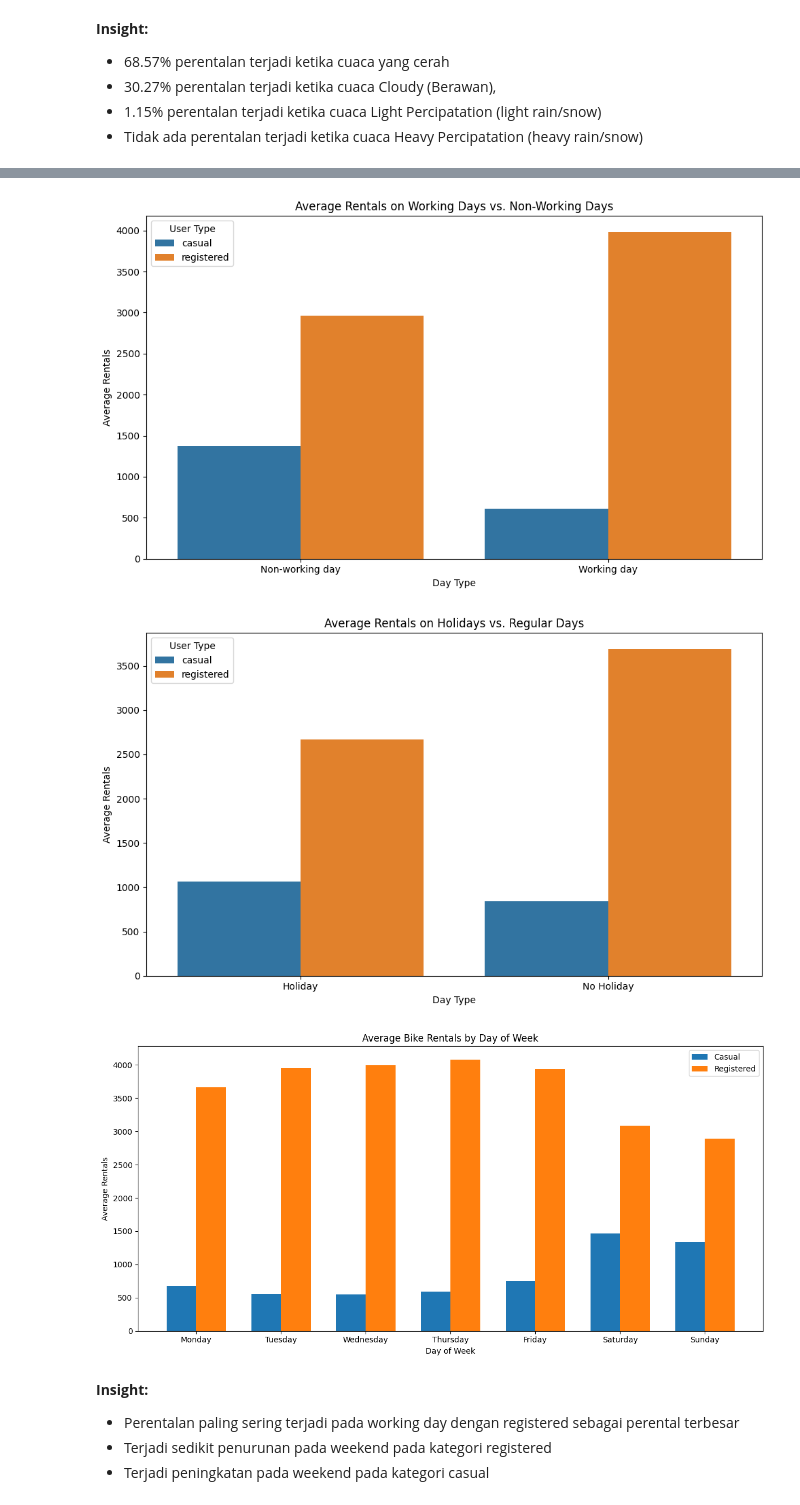
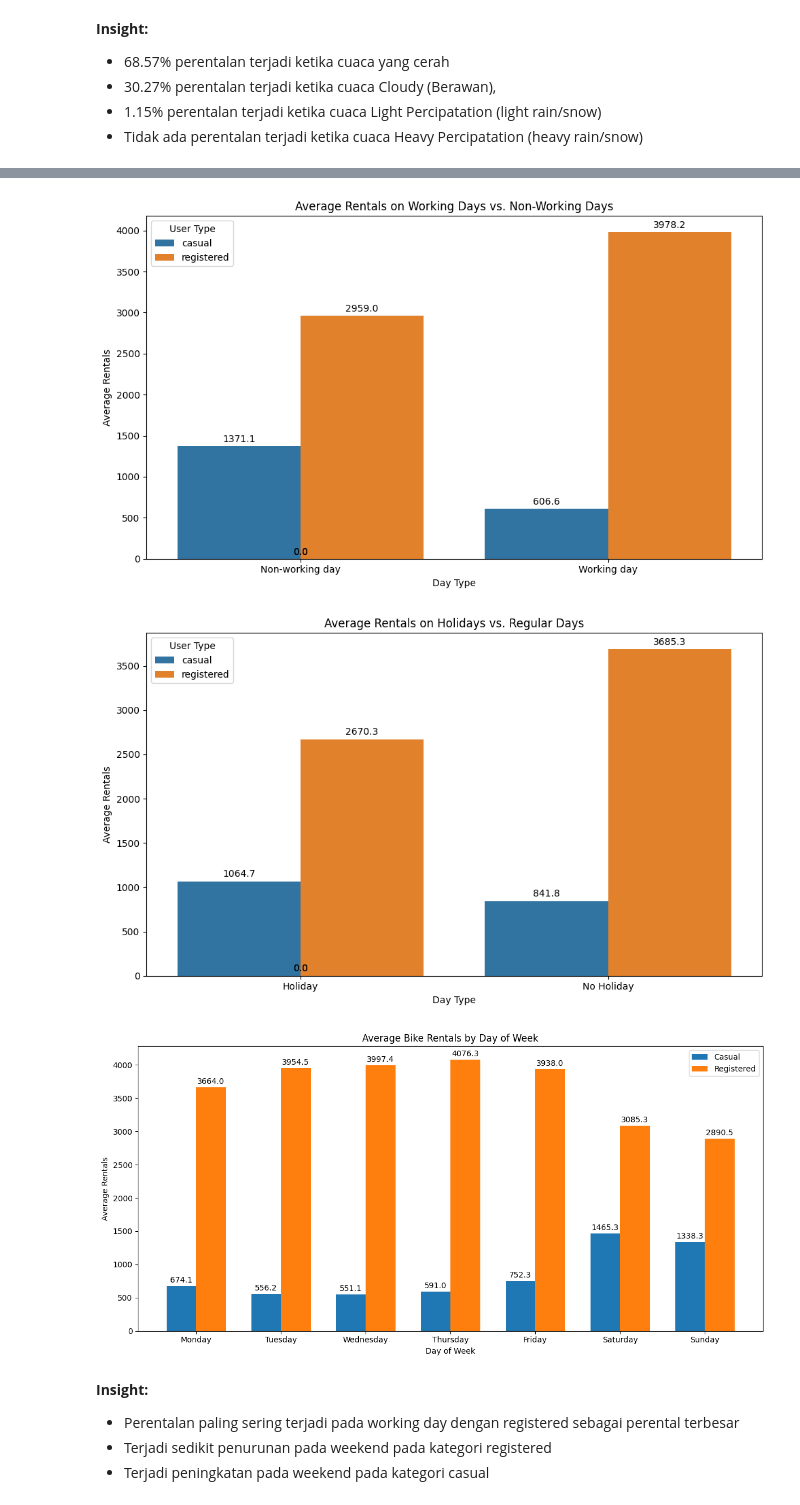
Before and after one commit to nadhifrw/analisisKasusBikeSharing, a Jupyter notebook: notebook.ipynb, the cells around one changed output, grey strips where cells are left out. Saved outputs shown, nothing was run; the diff lists cells and outputs as text; code cells hidden in the pictures.

```diff
--- a/notebook.ipynb
+++ b/notebook.ipynb
@@ -811,16 +795,25 @@ workingday_melted = pd.melt(workingday_comparison, id_vars=['workingday'],
                            value_vars=['casual', 'registered'],
                            var_name='User Type', value_name='Average Rentals')
 
-sns.barplot(x='workingday', y='Average Rentals', hue='User Type', data=workingday_melted, ax=ax)
+# Create the barplot
+bars = sns.barplot(x='workingday', y='Average Rentals', hue='User Type', data=workingday_melted, ax=ax)
+
+# Menambahkan label nilai di atas setiap batang
+for i, p in enumerate(ax.patches):
+    height = p.get_height()
+    ax.text(p.get_x() + p.get_width()/2., height + 50,
+            f'{height:.1f}',
+            ha='center')
+
 ax.set_xlabel('Day Type')
 ax.set_ylabel('Average Rentals')
 ax.set_title('Average Rentals on Working Days vs. Non-Working Days')
 plt.tight_layout()
 plt.show()
 # %% [output]
-[figure, old version]
+[figure, new version]
 # %%
-# # Grouping rata-rata rental hari biasa dan hari raya
+# Grouping rata-rata rental hari biasa dan hari raya
 holiday_comparison = day_df.groupby('holiday')[['casual', 'registered', 'cnt']].mean().reset_index()
 
 fig, ax = plt.subplots(figsize=(10, 6))
@@ -828,42 +821,62 @@ holiday_melted = pd.melt(holiday_comparison, id_vars=['holiday'],
                         value_vars=['casual', 'registered'],
                         var_name='User Type', value_name='Average Rentals')
 
-sns.barplot(x='holiday', y='Average Rentals', hue='User Type', data=holiday_melted, ax=ax)
+# Create the barplot
+bars = sns.barplot(x='holiday', y='Average Rentals', hue='User Type', data=holiday_melted, ax=ax)
+
+# Menambahkan label nilai di atas setiap batang
+for i, p in enumerate(ax.patches):
+    height = p.get_height()
+    ax.text(p.get_x() + p.get_width()/2., height + 50,
+            f'{height:.1f}',
+            ha='center')
+
 ax.set_xlabel('Day Type')
 ax.set_ylabel('Average Rentals')
 ax.set_title('Average Rentals on Holidays vs. Regular Days')
 plt.tight_layout()
 plt.show()
 # %% [output]
-[figure, old version]
+[figure, new version]
 # %%
 # Grouping total rental hari kerja dan hari libur
 weekday_analysis = day_df.groupby('weekday')[['casual', 'registered', 'cnt']].mean().reset_index()
 
 # Menentukan urutan khusus untuk hari dalam seminggu dimulai dari Senin
 weekday_order = ['Monday', 'Tuesday', 'Wednesday', 'Thursday', 'Friday', 'Saturday', 'Sunday']
 
 #  Merubah tipe data kolom weekday menjadi kategorikal
 weekday_analysis['weekday'] = pd.Categorical(weekday_analysis['weekday'], categories=weekday_order, ordered=True)
 weekday_analysis = weekday_analysis.sort_values('weekday')
 
 fig, ax = plt.subplots(figsize=(12, 6))
 width = 0.35
 x = np.arange(len(weekday_analysis))
 
 casual = ax.bar(x - width/2, weekday_analysis['casual'], width, label='Casual')
 registered = ax.bar(x + width/2, weekday_analysis['registered'], width, label='Registered')
 
+# Menaikkan label nilai di atas setiap bar
+for bar in casual:
+    height = bar.get_height()
+    ax.text(bar.get_x() + bar.get_width()/2., height + 50,
+            f'{height:.1f}', ha='center')
+
+for bar in registered:
+    height = bar.get_height()
+    ax.text(bar.get_x() + bar.get_width()/2., height + 50,
+            f'{height:.1f}', ha='center')
+
 ax.set_xlabel('Day of Week')
 ax.set_ylabel('Average Rentals')
 ax.set_title('Average Bike Rentals by Day of Week')
 ax.set_xticks(x)
 ax.set_xticklabels(weekday_analysis['weekday'])
 ax.legend()
 plt.tight_layout()
 plt.show()
 # %% [output]
-[figure, old version]
+[figure, new version]
 # %% [markdown]
 **Insight:**
 - Perentalan paling sering terjadi pada working day dengan registered sebagai perental terbesar
```
Also changed, not shown: parts of 39 cells of this notebook, 2 other files.
